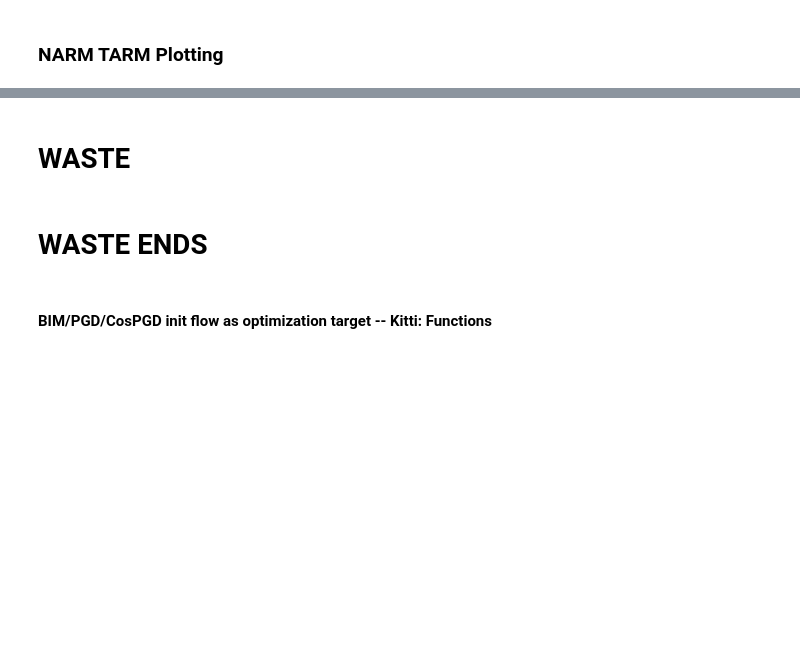
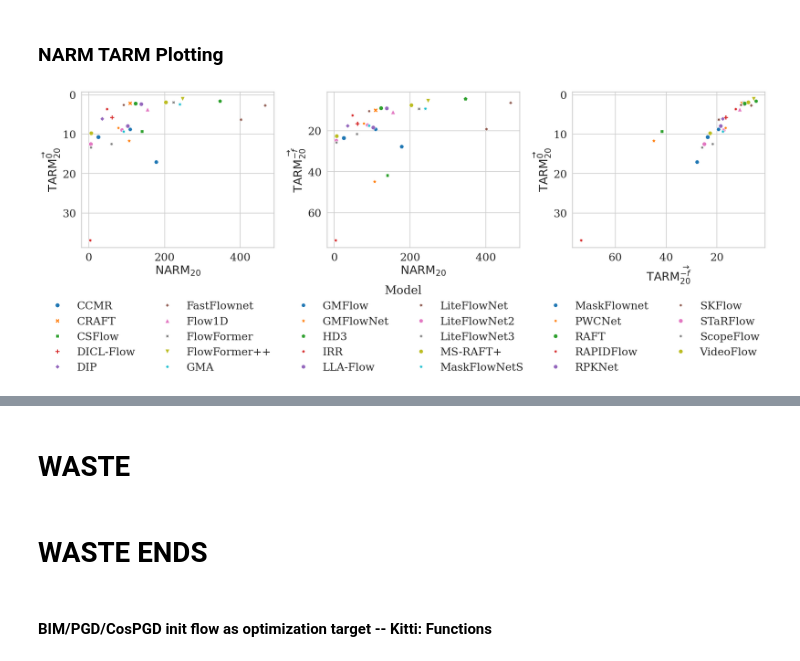
Before and after one commit to shashankskagnihotri/benchmarking_robustness, a Jupyter notebook: optical_flow_estimation/outputs/plotting.ipynb, the cells around one changed output, grey strips where cells are left out. Saved outputs shown, nothing was run; the diff lists cells and outputs as text; code cells hidden in the pictures; blank space fills up the shorter version.

```diff
--- a/optical_flow_estimation/outputs/plotting.ipynb
+++ b/optical_flow_estimation/outputs/plotting.ipynb
@@ -323,8 +735,10 @@ sns.set_context("talk", font_scale=1.3)
 sns.set_style("whitegrid")
 sns.set_theme(context="talk", style="whitegrid", font='serif', font_scale=1.5)
 
-# Create two subplots (1 row, 2 columns) without shared y-axis
-fig, axes = plt.subplots(1, 2, figsize=(18, 7))
+# Create two subplots (1 row, 3 columns) without shared y-axis
+fig, axes = plt.subplots(1, 3, figsize=(24, 7))
+
+
 
 # Plot for target == 'zero'
 scatter_zero = sns.scatterplot(
@@ -337,48 +751,77 @@ scatter_zero = sns.scatterplot(
     ax=axes[0],
     s=100  # Marker size
 )
-axes[0].set_title("Target = Zero")
+#axes[0].set_title("Target = Zero")
 
 # Set X and Y axis labels in LaTeX format for the first plot
-axes[0].set_xlabel(r'$NARM_{20}$')  # LaTeX formatting for NARM with subscript 20
-axes[0].set_ylabel(r'$TARM_{20}^{-f}$')  # LaTeX formatting for TARM with subscript 20 and superscript -f
+axes[0].set_xlabel(r'$\mathrm{NARM}_{20}$')  # LaTeX formatting for NARM with subscript 20
+axes[0].set_ylabel(r'$\mathrm{TARM}_{20}^{\overrightarrow{0}}$')  # LaTeX formatting for TARM with subscript 20 and superscript -f
 axes[0].grid(True)
 
 # Plot for target == 'negative'
 scatter_negative = sns.scatterplot(
     data=merged_negative_df,
     x='highest_epe_untargeted',
     y='highest_epe_negative',
     hue='model',
     style='model',
     palette='tab10',
     ax=axes[1],
+    #label=model_names_mapping.get(model, model),
     s=100  # Marker size
 )
-axes[1].set_title("Target = Negative")
+#axes[1].set_title("Target = Negative")
 
 # Set X and Y axis labels in LaTeX format for the second plot
-axes[1].set_xlabel(r'$NARM_{20}$')  # LaTeX formatting for NARM with subscript 20
-axes[1].set_ylabel(r'$TARM_{20}^{0}$')  # LaTeX formatting for TARM with subscript 20 and superscript 0
+axes[1].set_xlabel(r'$\mathrm{NARM}_{20}$')  # LaTeX formatting for NARM with subscript 20
+axes[1].set_ylabel(r'$\mathrm{TARM}_{20}^{\overrightarrow{-f}}$')  # LaTeX formatting for TARM with subscript 20 and superscript 0
 axes[1].grid(True)
+
+
+scatter_zero = sns.scatterplot(
+    data=merge_target_negative_zero,
+    x='highest_epe_target_negative',
+    y='highest_epe_target_zero',
+    hue='model',
+    style='model',
+    palette='tab10',
+    ax=axes[2],
+    s=100  # Marker size
+)
+#axes[0].set_title("Target = Zero")
+
+# Set X and Y axis labels in LaTeX format for the first plot
+axes[2].set_xlabel(r'$\mathrm{TARM}_{20}^{\overrightarrow{-f}}$')  # LaTeX formatting for NARM with subscript 20
+axes[2].set_ylabel(r'$\mathrm{TARM}_{20}^{\overrightarrow{0}}$')  # LaTeX formatting for TARM with subscript 20 and superscript -f
+axes[2].grid(True)
 
 # Remove individual legends from the subplots
 axes[0].legend_.remove()
 axes[1].legend_.remove()
+axes[2].legend_.remove()
+
+
+
+axes[0].invert_yaxis()
+axes[1].invert_yaxis()
+axes[2].invert_yaxis()
+axes[2].invert_xaxis()
 
 # Adjust the layout and create a single legend below the plot
 fig.legend(
     *scatter_zero.get_legend_handles_labels(),  # Use handles and labels from one of the plots
     title='Model',
-    bbox_to_anchor=(0.5, -0.15),
+    bbox_to_anchor=(0.5, 0.1),
     loc='upper center',
-    ncol=5,
+    ncol=6,
     frameon=False
 )
 
 fig.tight_layout()
 
 # Save the plot
-plt.savefig('combined_epe_plots.pdf', dpi=300, bbox_inches='tight')
-plt.savefig('combined_epe_plots.png', dpi=300, bbox_inches='tight')
+plt.savefig('shashank_plots/tarm_narm/tarm_narm.pdf', dpi=300, bbox_inches='tight')
+plt.savefig('shashank_plots/tarm_narm/tarm_narm.png', dpi=300, bbox_inches='tight')
 plt.show()
+# %% [output]
+[figure, added]
```
Also changed, not shown: parts of 26 cells of this notebook, 21 other files.
